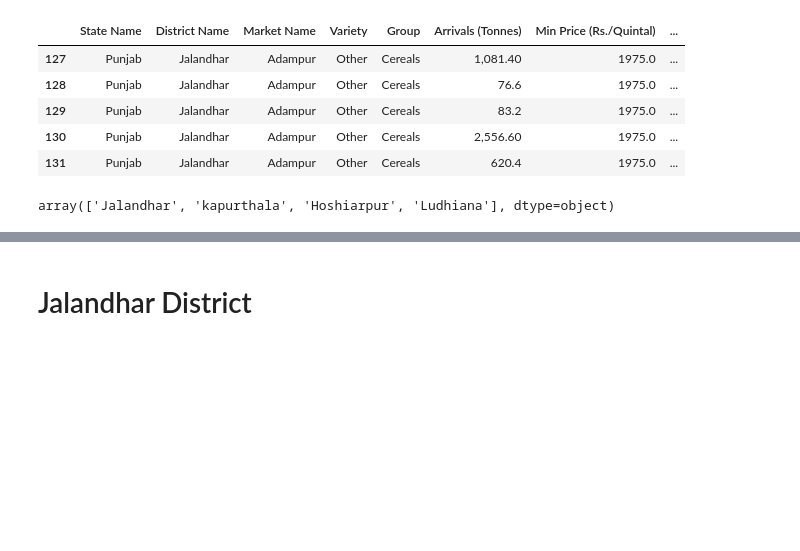
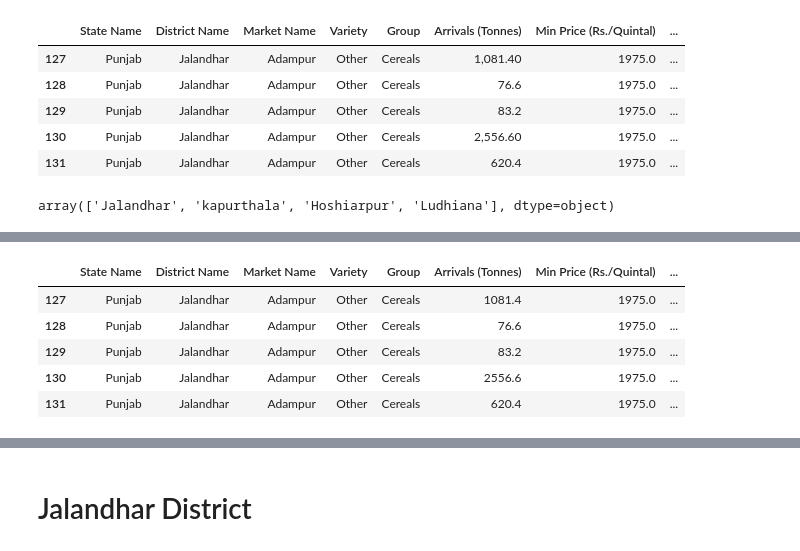
Before and after one commit to Ajayrajc1998/agri-project, a Jupyter notebook: Visualization notebook.ipynb, the cells around one changed output, grey strips where cells are left out. Saved outputs shown, nothing was run; the diff lists cells and outputs as text; code cells hidden in the pictures; blank space fills up the shorter version.

```diff
--- a/Visualization notebook.ipynb
+++ b/Visualization notebook.ipynb
@@ -161,0 +240,9 @@ array(['Jalandhar', 'kapurthala', 'Hoshiarpur', 'Ludhiana'], dtype=object)
+# %%
+my_data.head()
+# %% [output]
+|  | State Name | District Name | Market Name | Variety | Group | Arrivals (Tonnes) | Min Price (Rs./Quintal) | ... |
+| 127 | Punjab | Jalandhar | Adampur | Other | Cereals | 1081.4 | 1975.0 | ... |
+| 128 | Punjab | Jalandhar | Adampur | Other | Cereals | 76.6 | 1975.0 | ... |
+| 129 | Punjab | Jalandhar | Adampur | Other | Cereals | 83.2 | 1975.0 | ... |
+| 130 | Punjab | Jalandhar | Adampur | Other | Cereals | 2556.6 | 1975.0 | ... |
+| 131 | Punjab | Jalandhar | Adampur | Other | Cereals | 620.4 | 1975.0 | ... |
```
Also changed, not shown: parts of 29 cells of this notebook, 1 other file.
